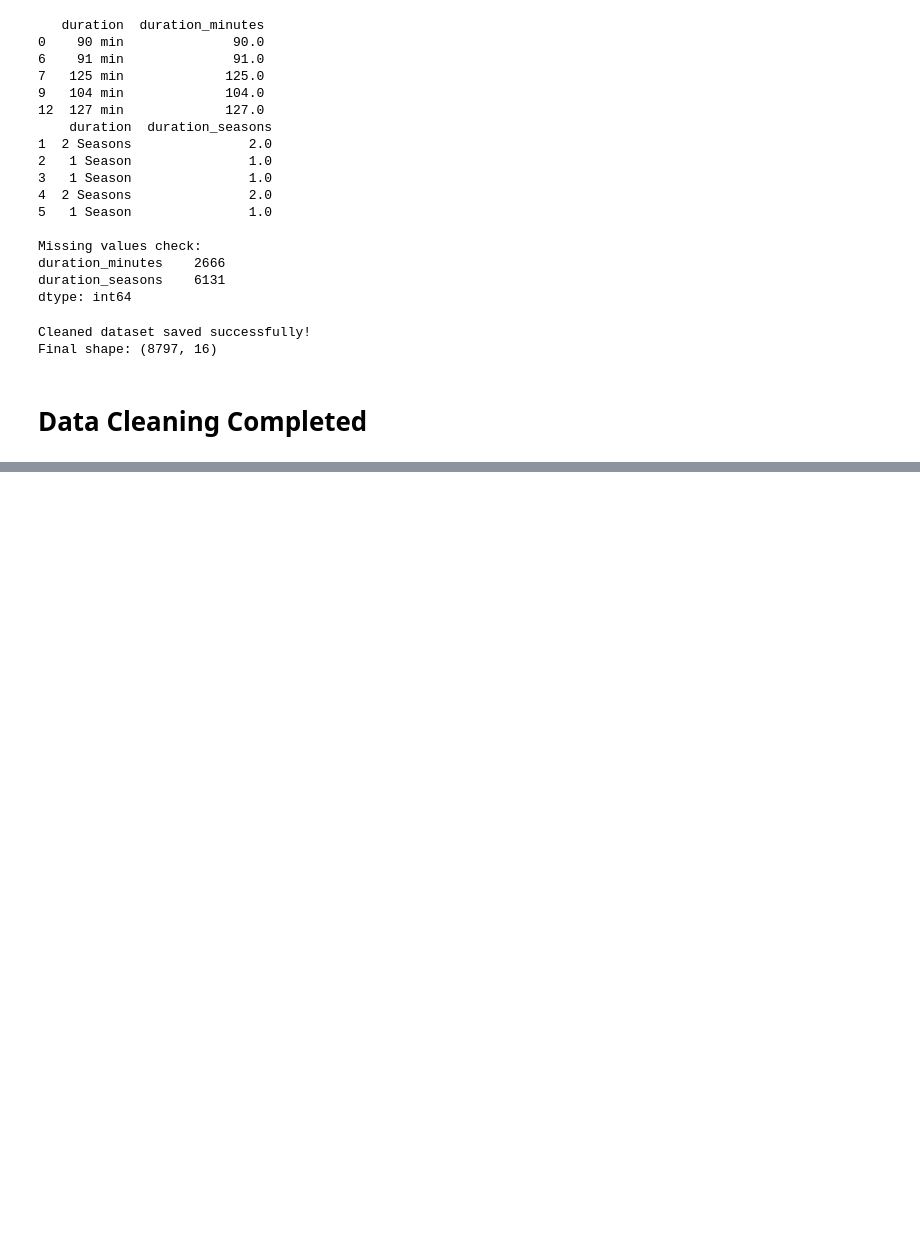
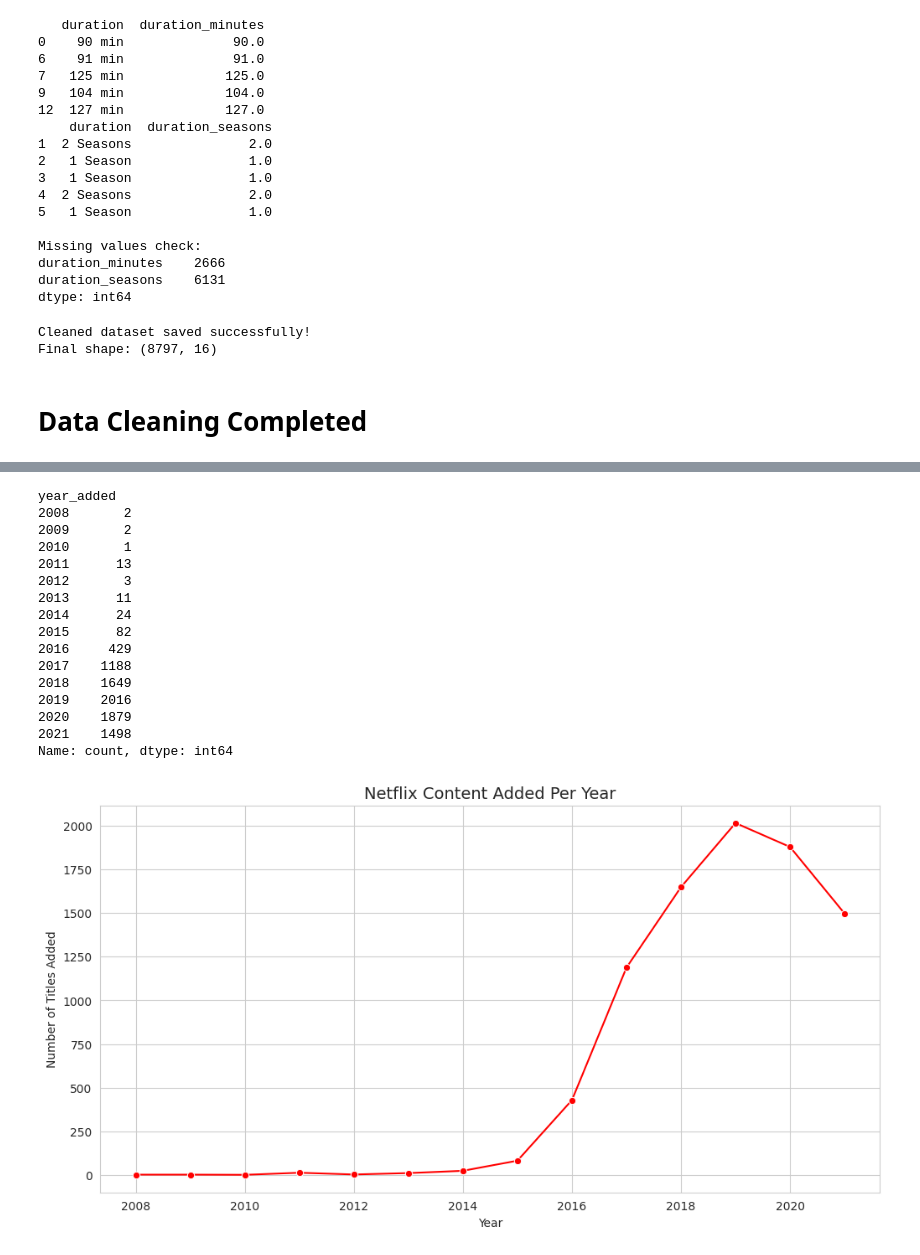
Before and after one commit to AiWriter404/Netflix_Analysis, a Jupyter notebook: Netflix_Analysis.ipynb, the cells around one changed output, grey strips where cells are left out. Saved outputs shown, nothing was run; the diff lists cells and outputs as text; code cells hidden in the pictures; blank space fills up the shorter version.

```diff
--- a/Netflix_Analysis.ipynb
+++ b/Netflix_Analysis.ipynb
@@ -437,0 +457,28 @@ plt.rcParams['figure.figsize'] = (10, 6)
+# %%
+plt.figure(figsize=(12,6))
+year_counts = df['year_added'].value_counts().sort_index()
+print(year_counts)
+
+sns.lineplot(x=year_counts.index, y=year_counts.values, marker='o', color='red')
+plt.title('Netflix Content Added Per Year', fontsize=14)
+plt.xlabel('Year')
+plt.ylabel('Number of Titles Added')
+plt.show()
+# %% [output]
+year_added
+2008       2
+2009       2
+2010       1
+2011      13
+2012       3
+2013      11
+2014      24
+2015      82
+2016     429
+2017    1188
+2018    1649
+2019    2016
+2020    1879
+2021    1498
+Name: count, dtype: int64
+[figure, added]
```
Also changed, not shown: parts of 1 cell of this notebook.
